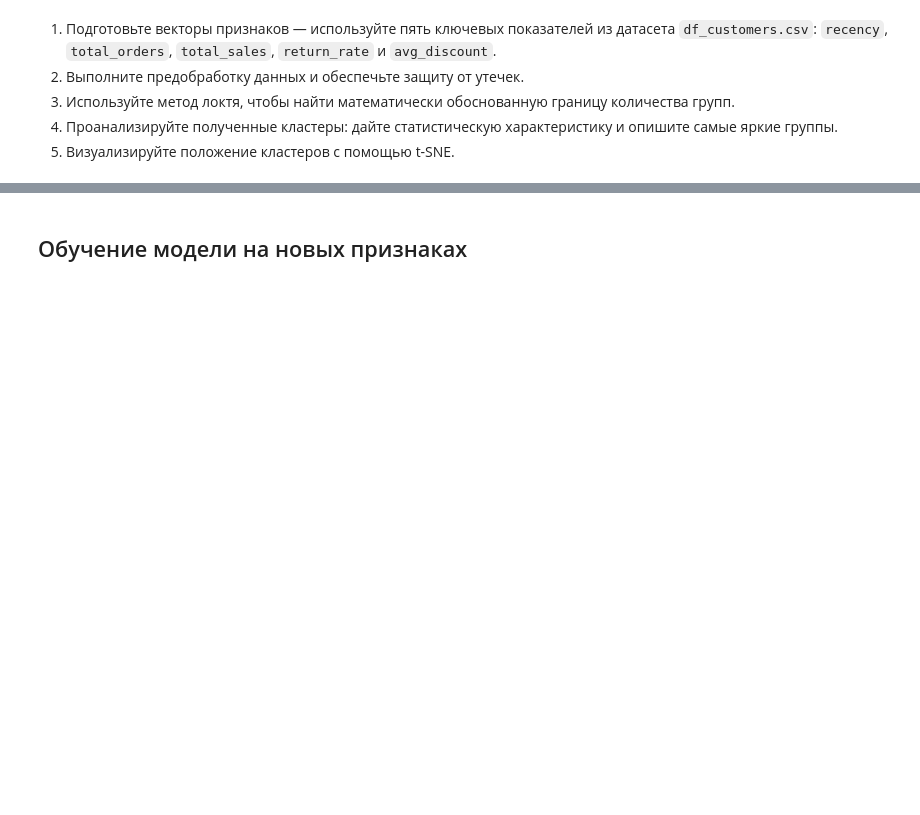
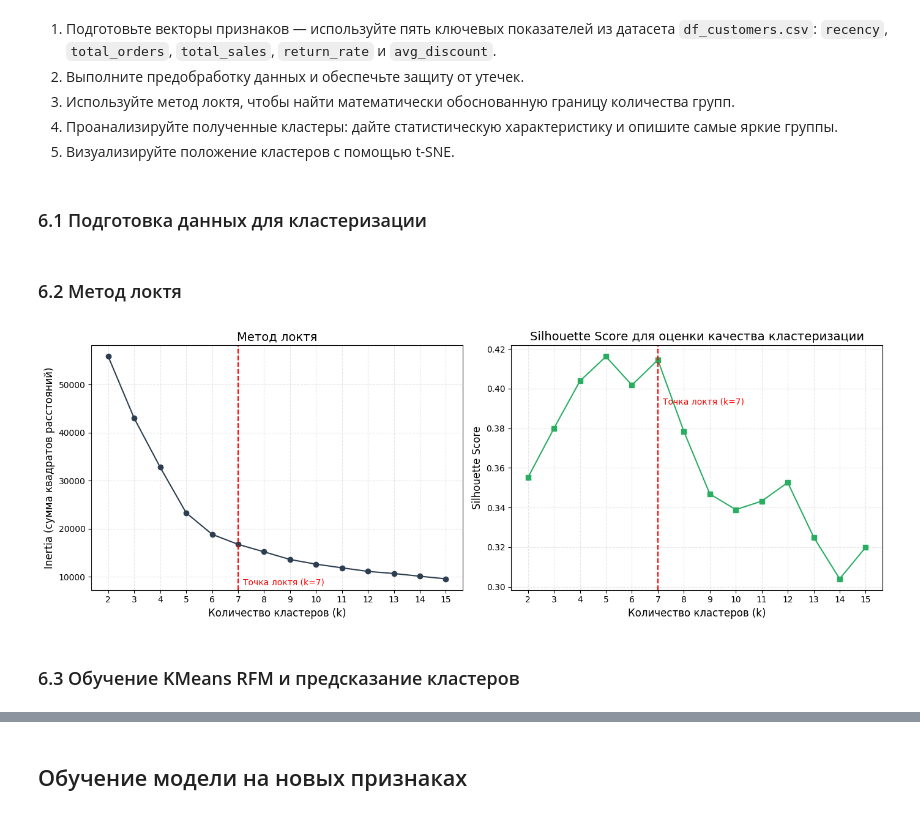
Before and after one commit to TemaQDX/sprint_18_project_carga_pronto, a Jupyter notebook: sprint_18_project_carga_pronto_Artem_Burov.ipynb, the cells around one changed output, grey strips where cells are left out. Drawn from its saved outputs; the diff is of its cells as text; code cells hidden in the pictures; blank space fills up the shorter version.

```diff
--- a/sprint_18_project_carga_pronto_Artem_Burov.ipynb
+++ b/sprint_18_project_carga_pronto_Artem_Burov.ipynb
@@ -1450,3 +1694,73 @@ Shrink model to first 140 iterations.
 3. Используйте метод локтя, чтобы найти математически обоснованную границу количества групп.
 4. Проанализируйте полученные кластеры: дайте статистическую характеристику и опишите самые яркие группы.
 5. Визуализируйте положение кластеров с помощью t-SNE.
+# %% [markdown]
+### 6.1 Подготовка данных для кластеризации
+# %%
+# Получаем уникальных клиентов из обучающей выборки
+train_customer_ids = df_train_val['customer_id'].unique()
+
+# Поведенческие признаки только train-клиентов
+feature_cols = ['recency', 'total_orders', 'total_sales', 'return_rate', 'avg_discount']
+
+df_train_customers = df_customers[df_customers['customer_id'].isin(train_customer_ids)][['customer_id'] + feature_cols].copy()
+
+# Все клиенты — для предсказания кластеров
+df_all_customers = df_customers[['customer_id'] + feature_cols].copy()
+
+# Масштабирование признаков
+behavior_scaler = StandardScaler()
+
+# Обучаем scaler только на train-клиентах
+train_features_scaled = behavior_scaler.fit_transform(df_train_customers[feature_cols])
+
+# Применяем ко всем клиентам
+all_features_scaled = behavior_scaler.transform(df_all_customers[feature_cols])
+# %% [markdown]
+### 6.2 Метод локтя
+# %%
+wscc = []
+sil_scores = []
+k_range = list(range(2, 16))
+
+for k in k_range:
+    kmeans = KMeans(
+        n_clusters=k,
+        init="k-means++",
+        random_state=RANDOM_SEED,
+        n_init=10
+    )
+    labels = kmeans.fit_predict(train_features_scaled)
+
+    wscc.append(kmeans.inertia_)
+    sil_scores.append(silhouette_score(train_features_scaled, labels))
+
+elbow = 7
+
+fig, (ax_inertia, ax_sil) = plt.subplots(1, 2, figsize=(14, 5))
+
+ax_inertia.plot(k_range, wscc, marker='o', linestyle='-', color='#2c3e50')
+ax_inertia.set_xlabel('Количество кластеров (k)', fontsize=12)
+ax_inertia.set_ylabel('Inertia (сумма квадратов расстояний)', fontsize=12)
+ax_inertia.set_title('Метод локтя', fontsize=14)
+ax_inertia.set_xticks(k_range)
+ax_inertia.grid(True, alpha=0.3, linestyle='--')
+ax_inertia.axvline(elbow, linestyle="--", color="red")
+ax_inertia.text(elbow + 0.2, min(wscc) * 1.02, f"Точка локтя (k={elbow})", va="top", color="red")
+
+
+ax_sil.plot(k_range, sil_scores, marker='s', linestyle='-', color='#27ae60')
+ax_sil.set_xlabel('Количество кластеров (k)', fontsize=12)
+ax_sil.set_ylabel('Silhouette Score', fontsize=12)
+ax_sil.set_title('Silhouette Score для оценки качества кластеризации', fontsize=14)
+ax_sil.set_xticks(k_range)
+ax_sil.grid(True, alpha=0.3, linestyle='--')
+ax_sil.axvline(elbow, linestyle="--", color="red")
+ax_sil.text(elbow + 0.2, max(sil_scores) * 0.95, f"Точка локтя (k={elbow})", va="top", color="red")
+
+plt.tight_layout()
+plt.show()
+# %% [output]
+[figure, added]
+# %% [markdown]
+### 6.3 Обучение KMeans RFM и предсказание кластеров
```
Also changed, not shown: parts of 22 cells of this notebook.
